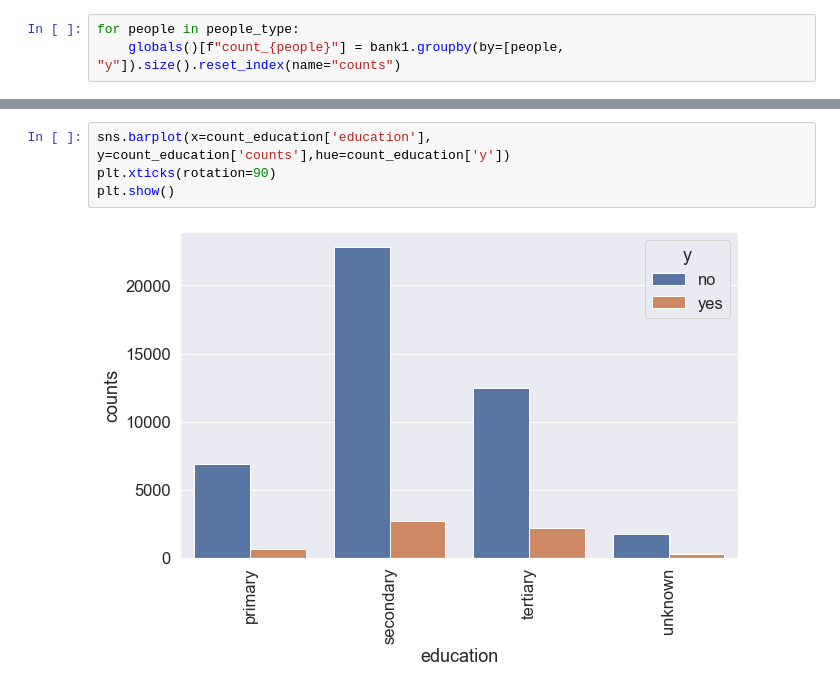
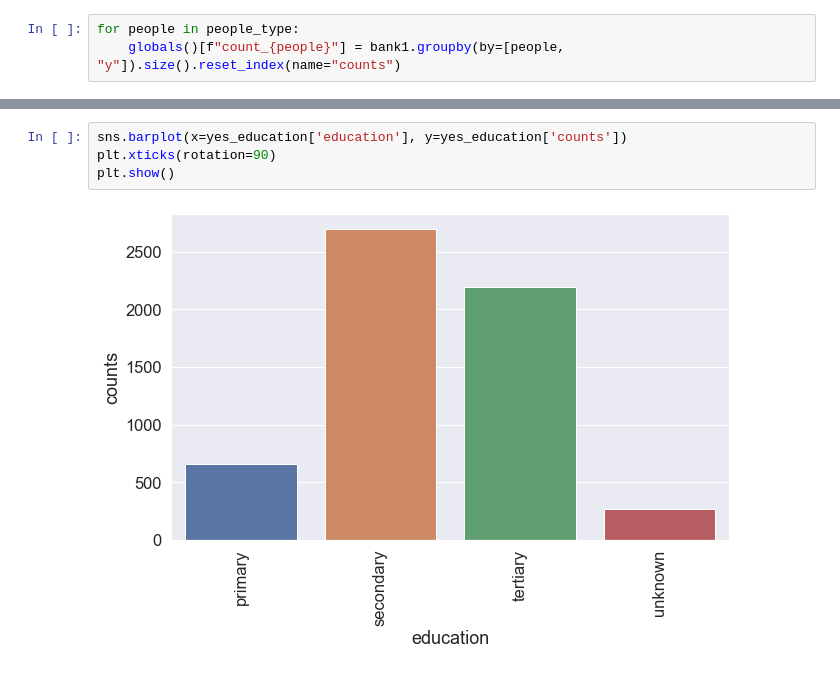
Before and after one commit to rhythmbhavsar/Bank-Marketing, a Jupyter notebook: Bank Marketing.ipynb, the cells around one changed output, grey strips where cells are left out. Saved outputs shown, nothing was run; the diff lists cells and outputs as text.

```diff
--- a/Bank Marketing.ipynb
+++ b/Bank Marketing.ipynb
@@ -565,6 +518,6 @@ plt.show()
 # %%
-sns.barplot(x=count_education['education'], y=count_education['counts'],hue=count_education['y'])
+sns.barplot(x=yes_education['education'], y=yes_education['counts'])
 plt.xticks(rotation=90)
 plt.show()
 # %% [output]
-[figure, old version]
+[figure, new version]
```
Also changed, not shown: parts of 37 cells of this notebook.
